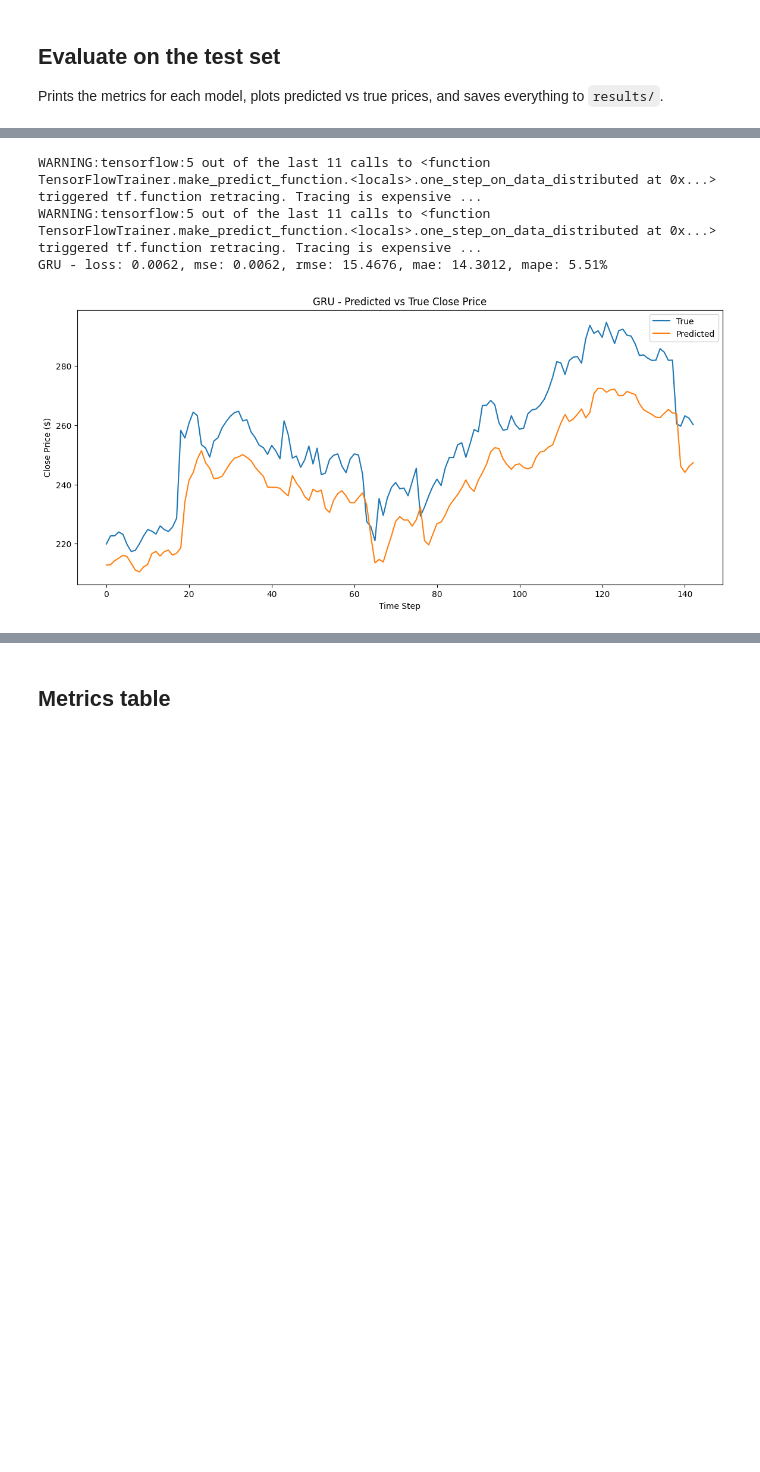
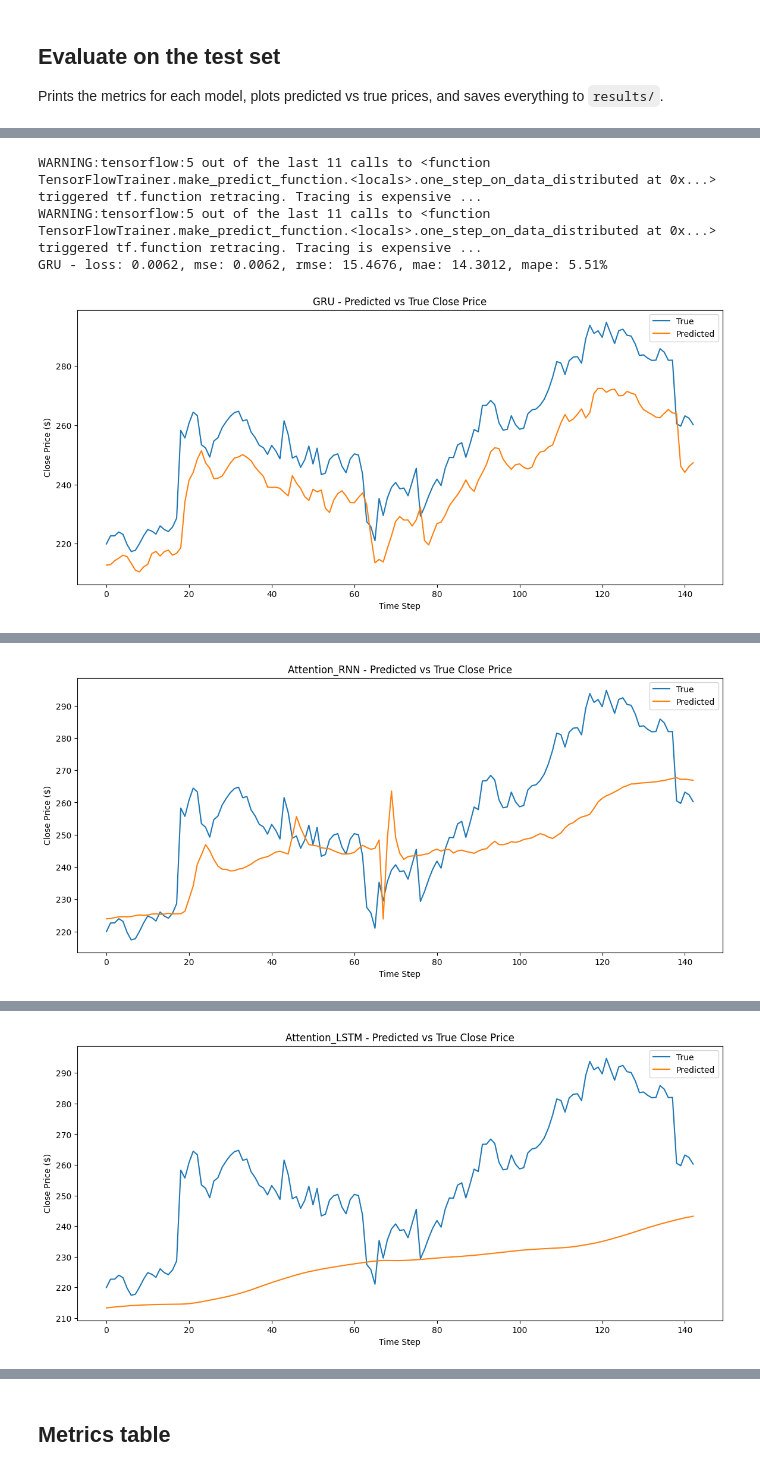
Before and after one commit to abdubakr77/IBM-Stock-Forecasting-RNN-LSTM-GRU, a Jupyter notebook: notebooks/06_models_comparison.ipynb, the cells around one changed output, grey strips where cells are left out. Cells and saved outputs as stored; diff of their text form; code cells hidden in the pictures; blank space fills up the shorter version.

```diff
--- a/notebooks/06_models_comparison.ipynb
+++ b/notebooks/06_models_comparison.ipynb
@@ -68,7 +86,7 @@ show_all_history_plots(all_history, save_dir='../results/plots')
 ## Evaluate on the test set
 Prints the metrics for each model, plots predicted vs true prices, and saves everything to `results/`.
 # %%
-metrics_df, results = evaluate_and_predict(models, X_test, y_test, scaler, target_index, num_features, save_dir='../results')
+metrics_df, results = evaluate_and_predict(models, X_test, y_test, scaler, target_index, num_features, models_names=list(all_history.keys()), save_dir='../results')
 # %% [output]
 RNN - loss: 0.0131, mse: 0.0131, rmse: 22.5163, mae: 20.7303, mape: 7.98%
 [figure]
@@ -81,0 +100 @@ Metrics saved successfully
+[figure, added]
@@ -81,0 +102 @@ Metrics saved successfully
+[figure, added]
```
Also changed, not shown: parts of 6 cells of this notebook.
